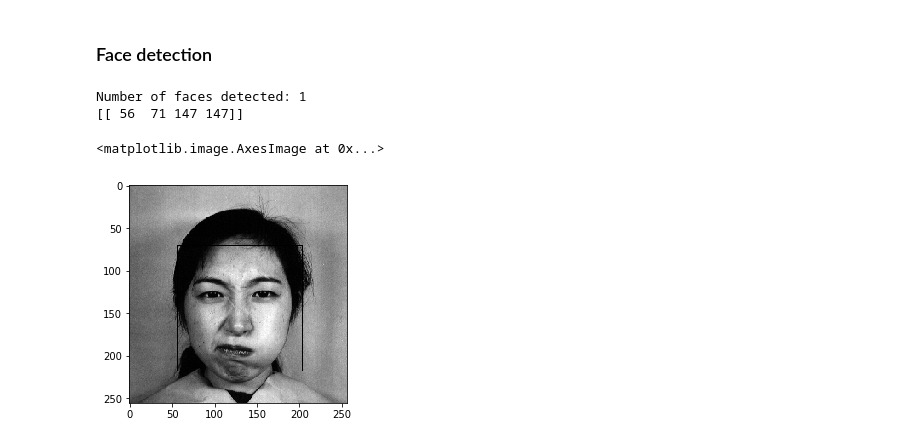
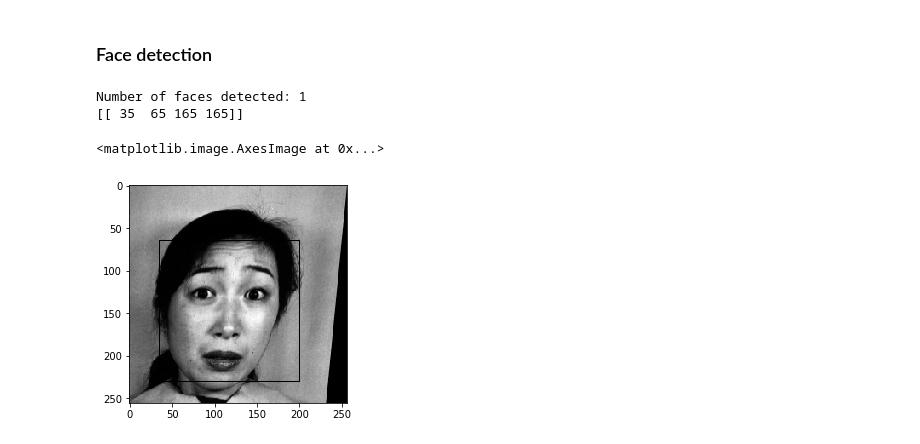
Before and after one commit to peterRaafat/machine-learning, a Jupyter notebook: Udacity- Machine learning nanodegree/Facial expressions/Project/facial expressions.ipynb, the cells around one changed output. Drawn from its saved outputs; the diff is of its cells as text; code cells hidden in the pictures.

```diff
--- a/Udacity- Machine learning nanodegree/Facial expressions/Project/facial expressions.ipynb
+++ b/Udacity- Machine learning nanodegree/Facial expressions/Project/facial expressions.ipynb
@@ -55,12 +55,18 @@ def random_gaussian_noise(image):
 def random_rotation(image):
     image = np.array(image)
     random_degree = random.uniform(-45, 45)
-    return sk.transform.rotate(image, random_degree)
+    im = (sk.transform.rotate(image, random_degree))
+    im = im * 255
+    im = np.array(im, dtype = 'uint8')
+    return im
 
 def random_skew(image):
     shear = random.uniform(-0.3, 0.3)
     afine_tf = tf.AffineTransform(shear = shear)
-    return tf.warp(image, inverse_map=afine_tf)
+    im = tf.warp(image, inverse_map=afine_tf)
+    im = im * 255
+    im = np.array(im, dtype = 'uint8')
+    return im
 # %%
 plt.figure(1, figsize=(15, 15))
 plt.subplot(1,3,1)
@@ -146,18 +146,19 @@ print(augmented_labels[300])
 # %%
 import cv2
 face_cascade = cv2.CascadeClassifier('D:\machine-learning-master\machine-learning-master\projects\Facial Expressions\Project\haarcascade_frontalface_default.xml')
+img = np.array(augmented_images[260])
 faces = face_cascade.detectMultiScale(img)
 print('Number of faces detected:', len(faces))
 print(faces)
 for (x,y,w,h) in faces:
     # add bounding box to color image
     cv2.rectangle(img,(x,y),(x+w,y+h),(0,0,0),0)
 plt.imshow(img, cmap = plt.cm.gray)
 # %% [output]
 Number of faces detected: 1
-[[ 56  71 147 147]]
+[[ 35  65 165 165]]
 <matplotlib.image.AxesImage at 0x...>
-[figure, old version]
+[figure, new version]
 # %%
 def face_detector(img):
     img = np.array(img)
```
Also changed, not shown: parts of 3 cells of this notebook.
